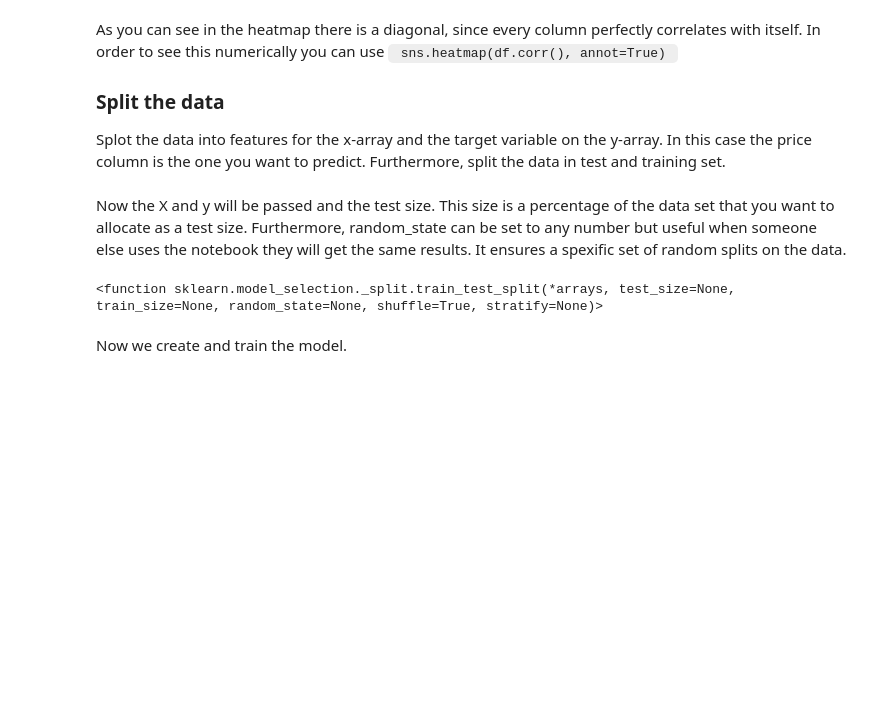
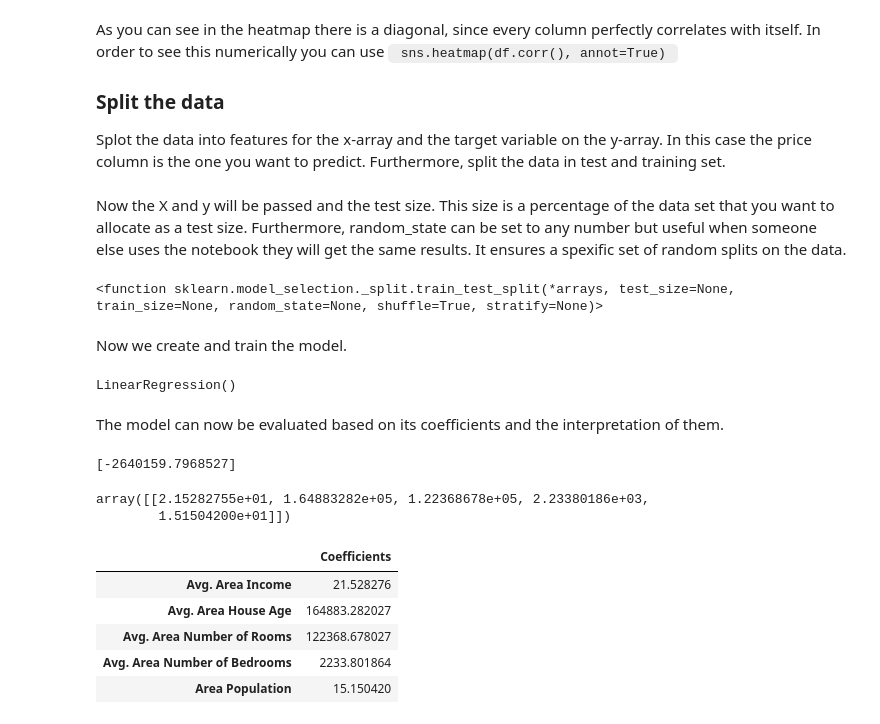
Before and after one commit to lostconnectionhere/machinelearning, a Jupyter notebook: linear_regression/housing_data_linear_regression.ipynb, the cells around one changed output. Saved outputs shown, nothing was run; the diff lists cells and outputs as text; code cells hidden in the pictures; blank space fills up the shorter version.

```diff
--- a/linear_regression/housing_data_linear_regression.ipynb
+++ b/linear_regression/housing_data_linear_regression.ipynb
@@ -108,3 +110,29 @@ Now we create and train the model.
 # %%
 from sklearn.linear_model import LinearRegression
 LRmodel = LinearRegression()
+# %%
+LRmodel.fit(X_train, y_train)
+# %% [output]
+LinearRegression()
+# %% [markdown]
+The model can now be evaluated based on its coefficients and the interpretation of them.
+# %%
+print(LRmodel.intercept_)
+# %% [output]
+[-2640159.7968527]
+# %%
+LRmodel.coef_
+# %% [output]
+array([[2.15282755e+01, 1.64883282e+05, 1.22368678e+05, 2.23380186e+03,
+        1.51504200e+01]])
+# %%
+# cof_df = pd.DataFrame(LRmodel.coef_.reshape(1,5),X_train_columns, columns=['Coefficients'])
+cof_df = pd.DataFrame(LRmodel.coef_.reshape(5,1),index=X.columns,columns=['Coefficients'])
+cof_df
+# %% [output]
+|  | Coefficients |
+| Avg. Area Income | 21.528276 |
+| Avg. Area House Age | 164883.282027 |
+| Avg. Area Number of Rooms | 122368.678027 |
+| Avg. Area Number of Bedrooms | 2233.801864 |
+| Area Population | 15.150420 |
```
Also changed, not shown: parts of 11 cells of this notebook.
